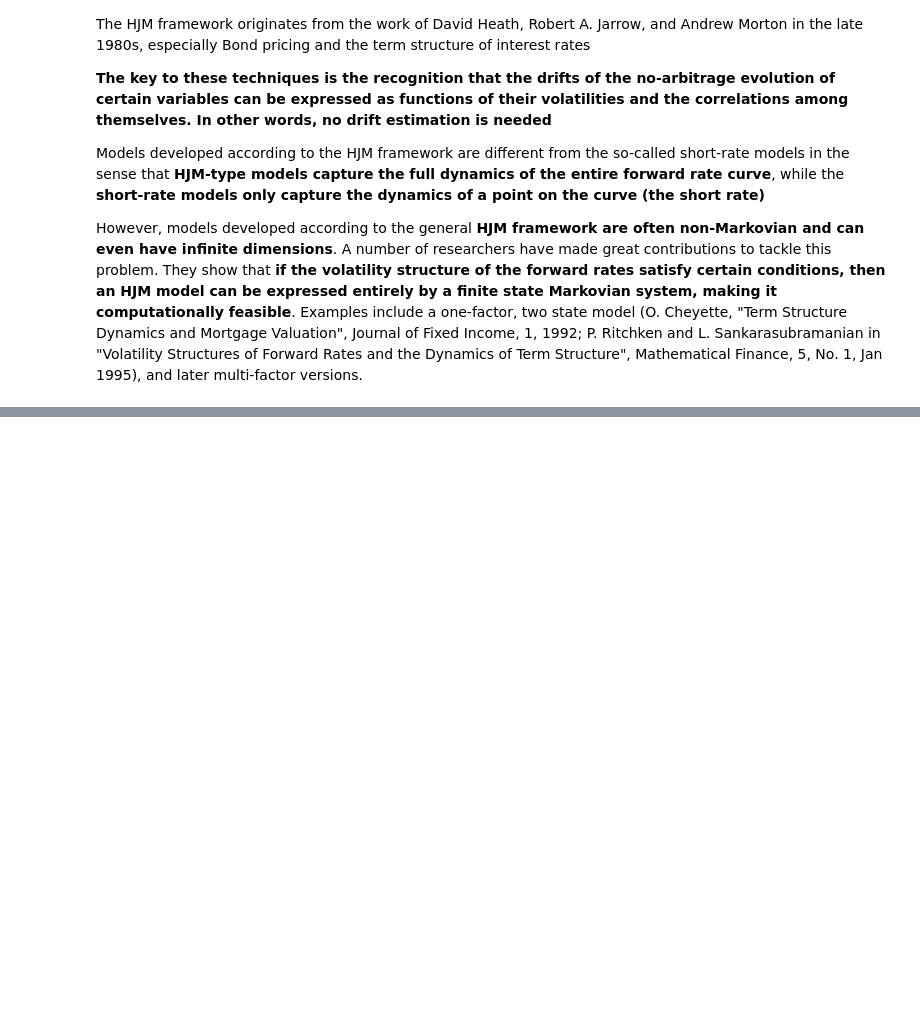
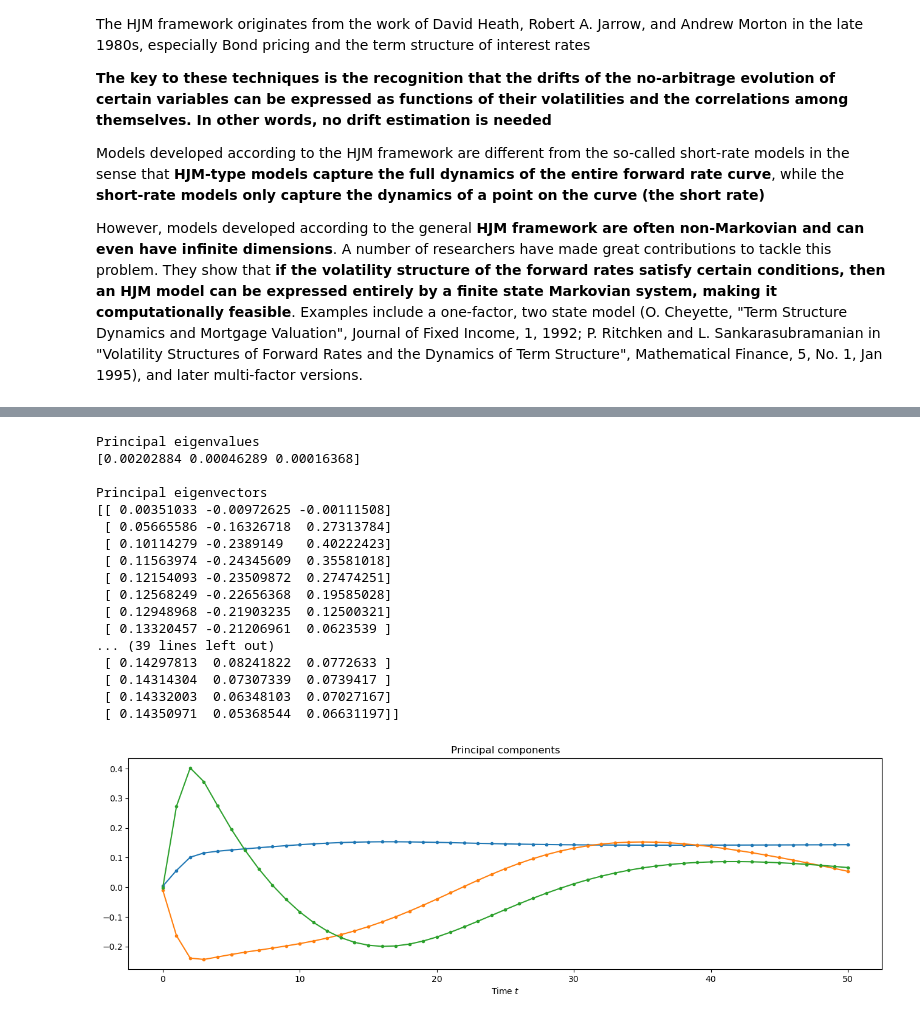
Before and after one commit to sigirisetti/jupyter_notebooks, a Jupyter notebook: fe/calibrations/short_rate/hjm.ipynb, the cells around one changed output, grey strips where cells are left out. Saved outputs shown, nothing was run; the diff lists cells and outputs as text; code cells hidden in the pictures; blank space fills up the shorter version.

```diff
--- a/fe/calibrations/short_rate/hjm.ipynb
+++ b/fe/calibrations/short_rate/hjm.ipynb
@@ -12,0 +71,8 @@ However, models developed according to the general **HJM framework are often non
+# %%
+sigma *= 252
+# %%
+eigval, eigvec = linalg.eig(sigma)
+eigvec=matrix(eigvec)
+assert type(eigval) == ndarray
+assert type(eigvec) == matrix
+print(eigval)
@@ -12,0 +93,30 @@ However, models developed according to the general **HJM framework are often non
+# %%
+factors=3
+index_eigvec = list(reversed(eigval.argsort()))[0:factors]   # highest principal component first in the array
+princ_eigval = array([eigval[i] for i in index_eigvec])
+princ_comp = hstack([eigvec[:,i] for i in index_eigvec])
+print("Principal eigenvalues")
+print(princ_eigval)
+print()
+print("Principal eigenvectors")
+print(princ_comp)
+plot(princ_comp, marker='.'), title('Principal components'), xlabel(r'Time $t$');
+# %% [output]
+Principal eigenvalues
+[0.00202884 0.00046289 0.00016368]
+
+Principal eigenvectors
+[[ 0.00351033 -0.00972625 -0.00111508]
+ [ 0.05665586 -0.16326718  0.27313784]
+ [ 0.10114279 -0.2389149   0.40222423]
+ [ 0.11563974 -0.24345609  0.35581018]
+ [ 0.12154093 -0.23509872  0.27474251]
+ [ 0.12568249 -0.22656368  0.19585028]
+ [ 0.12948968 -0.21903235  0.12500321]
+ [ 0.13320457 -0.21206961  0.0623539 ]
+... (39 lines left out)
+ [ 0.14297813  0.08241822  0.0772633 ]
+ [ 0.14314304  0.07307339  0.0739417 ]
+ [ 0.14332003  0.06348103  0.07027167]
+ [ 0.14350971  0.05368544  0.06631197]]
+[figure, added]
```
Also changed, not shown: parts of 22 cells of this notebook, 1 other file.
